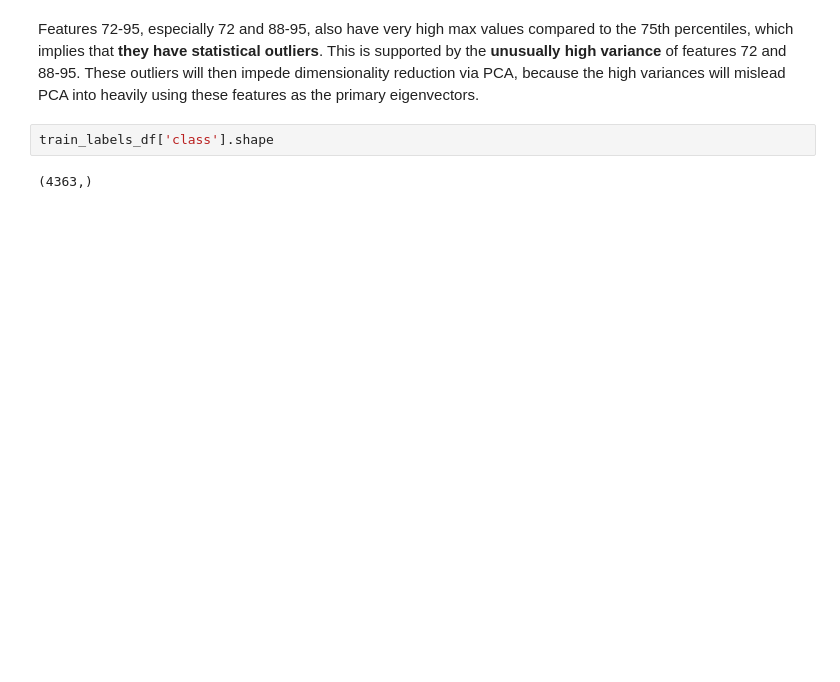
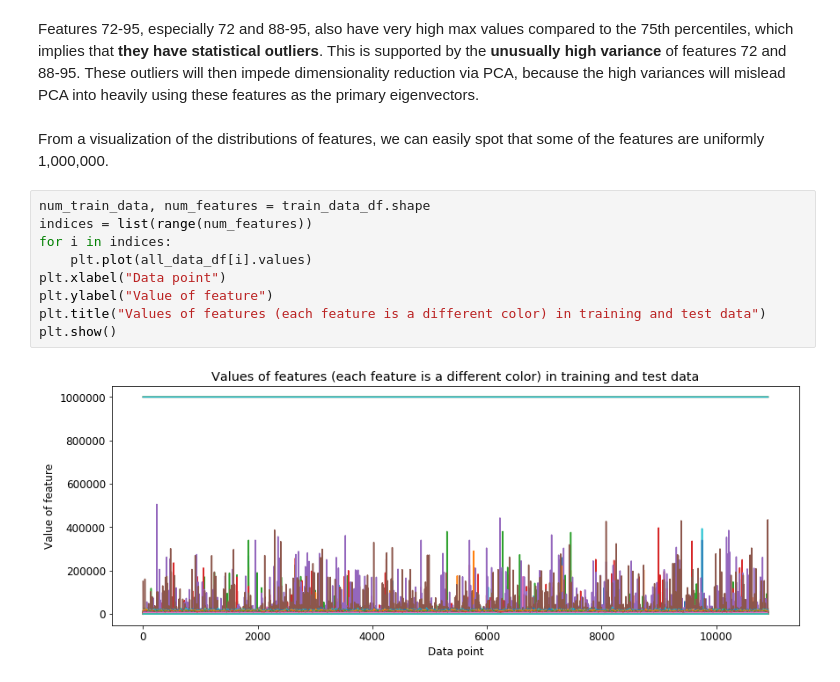
Before and after one commit to christabella/music-genre-classification, a Jupyter notebook: Title.ipynb, the cells around one changed output. Cells and saved outputs as stored; diff of their text form; blank space fills up the shorter version.

```diff
--- a/Title.ipynb
+++ b/Title.ipynb
@@ -84,6 +73,15 @@ all_data_df.iloc[:, 216:220].T
 # %% [markdown]
 Features 72-95, especially 72 and 88-95, also have very high max values compared to the 75th percentiles, which implies that **they have statistical outliers**. This is supported by the **unusually high variance** of features 72 and 88-95. These outliers will then impede dimensionality reduction via PCA, because the high variances will mislead PCA into heavily using these features as the primary eigenvectors.
-# %%
-train_labels_df['class'].shape
-# %% [output]
-(4363,)
+# %% [markdown]
+From a visualization of the distributions of features, we can easily spot that some of the features are uniformly 1,000,000.
+# %%
+num_train_data, num_features = train_data_df.shape
+indices = list(range(num_features))
+for i in indices:
+    plt.plot(all_data_df[i].values)
+plt.xlabel("Data point")
+plt.ylabel("Value of feature")
+plt.title("Values of features (each feature is a different color) in training and test data")
+plt.show()
+# %% [output]
+[figure, added]
```
Also changed, not shown: parts of 23 cells of this notebook.
